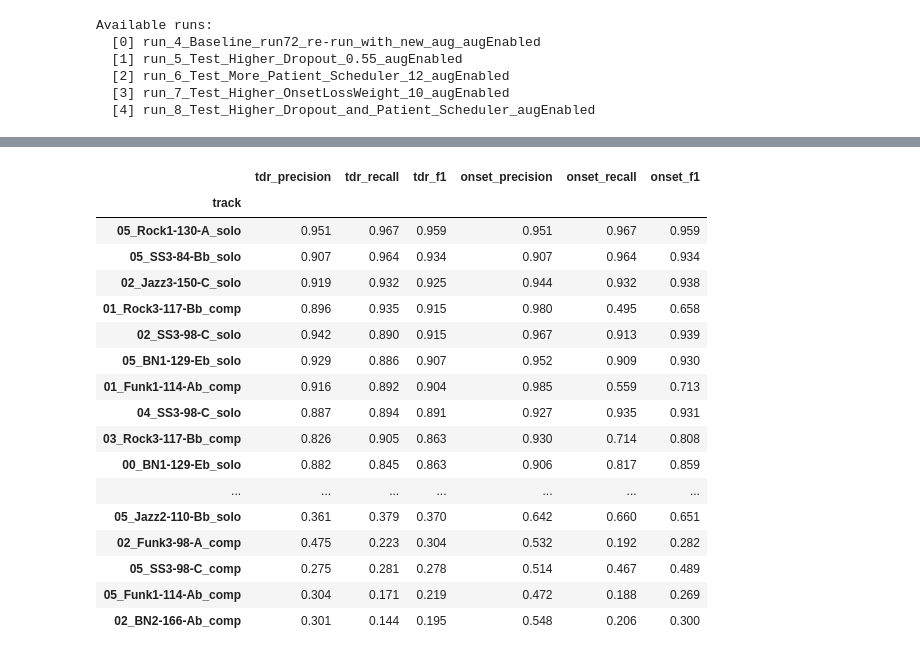
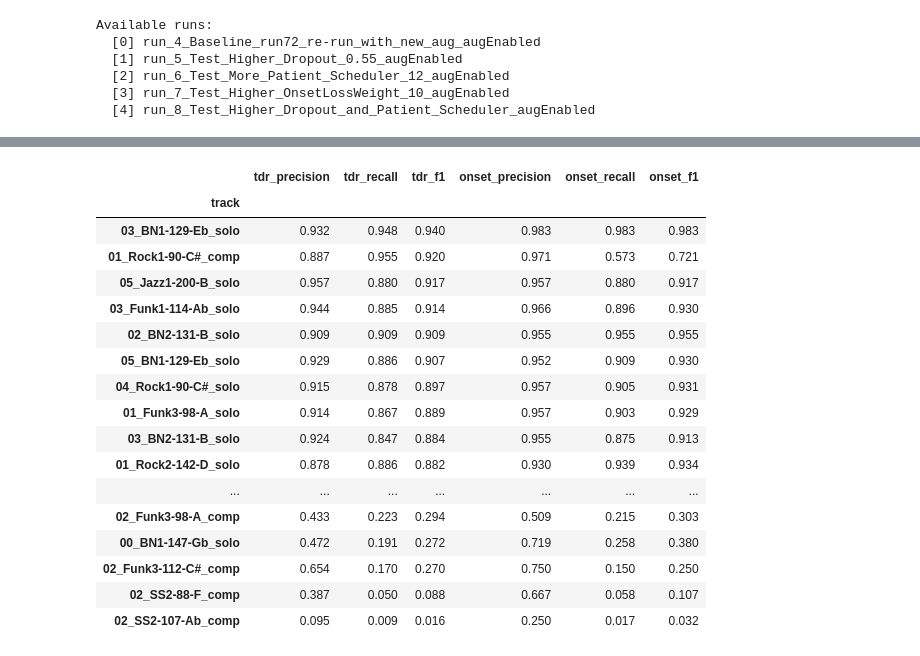
Before and after one commit to JCoji/Tablio, a Jupyter notebook: experiment2.ipynb, the cells around one changed output, grey strips where cells are left out. Cells and saved outputs as stored; diff of their text form; code cells hidden in the pictures.

```diff
--- a/experiment2.ipynb
+++ b/experiment2.ipynb
@@ -187,0 +112,38 @@ INFO:stem_extraction:Stem saved to: /Users/jonathanc/dev/Tablio/output/extracted
+# %%
+def evaluate_dataset(val_dir):
+    wav_files = sorted(val_dir.glob('*.wav'))
+    print(f'Evaluating {len(wav_files)} tracks from {val_dir.name}...')
+    results = []
+    for wav_path in tqdm(wav_files):
+        track_id  = wav_path.stem
+        jams_path = wav_path.with_suffix('.jams')
+        if not jams_path.exists():
+            print(f'  [SKIP] No JAMS for {track_id}')
+            continue
+        try:
+            state = PipelineState(
+                input_path=wav_path,
+                artifacts_dir=ARTIFACTS_DIR,
+                model=shared_model,
+                extras={'device': DEVICE, 'run_name': run_dir.name},
+            )
+            state = run_pipeline(state, PIPELINE_NODES)
+            pred_notes = state.predicted_notes or []
+            gt_notes   = parse_gt_notes_from_jams(jams_path)
+            gt_raw     = gt_notes_to_raw_tensor(gt_notes)
+            tdr   = calculate_note_level_metrics(pred_notes, gt_raw)
+            onset = calculate_onset_event_metrics(pred_notes, gt_raw)
+            results.append({
+                'track':           track_id,
+                'n_gt_notes':      len(gt_notes),
+                'n_pred_notes':    len(pred_notes),
+                'tdr_precision':   tdr['tdr_precision'],
+                'tdr_recall':      tdr['tdr_recall'],
+                'tdr_f1':          tdr['tdr_f1'],
+                'onset_precision': onset['onset_precision_event'],
+                'onset_recall':    onset['onset_recall_event'],
+                'onset_f1':        onset['onset_f1_event'],
+            })
+        except Exception as e:
+            print(f'  [ERROR] {track_id}: {e}')
+    return pd.DataFrame(results)
@@ -187,0 +162,3 @@ INFO:stem_extraction:Stem saved to: /Users/jonathanc/dev/Tablio/output/extracted
+# %%
+df_clean = evaluate_dataset(CLEAN_VAL_DIR)
+print(f'\nDone. {len(df_clean)} tracks evaluated.')
@@ -205,23 +212,23 @@ onset_f1        0.704   0.730 0.174
 # %%
-# ── Per-track table ────────────────────────────────────────────────────────────
-df.set_index('track')[metric_cols].sort_values('tdr_f1', ascending=False).style.format('{:.3f}').background_gradient(cmap='RdYlGn', axis=0)
+# ── Per-track table — Clean ────────────────────────────────────────────────────
+df_clean.set_index('track')[metric_cols].sort_values('tdr_f1', ascending=False).style.format('{:.3f}').background_gradient(cmap='RdYlGn', axis=0)
 # %% [output]
 |  | tdr_precision | tdr_recall | tdr_f1 | onset_precision | onset_recall | onset_f1 |
 | track |  |  |  |  |  |  |
-| 05_Rock1-130-A_solo | 0.951 | 0.967 | 0.959 | 0.951 | 0.967 | 0.959 |
-| 05_SS3-84-Bb_solo | 0.907 | 0.964 | 0.934 | 0.907 | 0.964 | 0.934 |
-| 02_Jazz3-150-C_solo | 0.919 | 0.932 | 0.925 | 0.944 | 0.932 | 0.938 |
-| 01_Rock3-117-Bb_comp | 0.896 | 0.935 | 0.915 | 0.980 | 0.495 | 0.658 |
-| 02_SS3-98-C_solo | 0.942 | 0.890 | 0.915 | 0.967 | 0.913 | 0.939 |
+| 03_BN1-129-Eb_solo | 0.932 | 0.948 | 0.940 | 0.983 | 0.983 | 0.983 |
+| 01_Rock1-90-C#_comp | 0.887 | 0.955 | 0.920 | 0.971 | 0.573 | 0.721 |
+| 05_Jazz1-200-B_solo | 0.957 | 0.880 | 0.917 | 0.957 | 0.880 | 0.917 |
+| 03_Funk1-114-Ab_solo | 0.944 | 0.885 | 0.914 | 0.966 | 0.896 | 0.930 |
+| 02_BN2-131-B_solo | 0.909 | 0.909 | 0.909 | 0.955 | 0.955 | 0.955 |
 | 05_BN1-129-Eb_solo | 0.929 | 0.886 | 0.907 | 0.952 | 0.909 | 0.930 |
-| 01_Funk1-114-Ab_comp | 0.916 | 0.892 | 0.904 | 0.985 | 0.559 | 0.713 |
-| 04_SS3-98-C_solo | 0.887 | 0.894 | 0.891 | 0.927 | 0.935 | 0.931 |
-| 03_Rock3-117-Bb_comp | 0.826 | 0.905 | 0.863 | 0.930 | 0.714 | 0.808 |
-| 00_BN1-129-Eb_solo | 0.882 | 0.845 | 0.863 | 0.906 | 0.817 | 0.859 |
+| 04_Rock1-90-C#_solo | 0.915 | 0.878 | 0.897 | 0.957 | 0.905 | 0.931 |
+| 01_Funk3-98-A_solo | 0.914 | 0.867 | 0.889 | 0.957 | 0.903 | 0.929 |
+| 03_BN2-131-B_solo | 0.924 | 0.847 | 0.884 | 0.955 | 0.875 | 0.913 |
+| 01_Rock2-142-D_solo | 0.878 | 0.886 | 0.882 | 0.930 | 0.939 | 0.934 |
 | ... | ... | ... | ... | ... | ... | ... |
-| 05_Jazz2-110-Bb_solo | 0.361 | 0.379 | 0.370 | 0.642 | 0.660 | 0.651 |
-| 02_Funk3-98-A_comp | 0.475 | 0.223 | 0.304 | 0.532 | 0.192 | 0.282 |
-| 05_SS3-98-C_comp | 0.275 | 0.281 | 0.278 | 0.514 | 0.467 | 0.489 |
-| 05_Funk1-114-Ab_comp | 0.304 | 0.171 | 0.219 | 0.472 | 0.188 | 0.269 |
-| 02_BN2-166-Ab_comp | 0.301 | 0.144 | 0.195 | 0.548 | 0.206 | 0.300 |
+| 02_Funk3-98-A_comp | 0.433 | 0.223 | 0.294 | 0.509 | 0.215 | 0.303 |
+| 00_BN1-147-Gb_solo | 0.472 | 0.191 | 0.272 | 0.719 | 0.258 | 0.380 |
+| 02_Funk3-112-C#_comp | 0.654 | 0.170 | 0.270 | 0.750 | 0.150 | 0.250 |
+| 02_SS2-88-F_comp | 0.387 | 0.050 | 0.088 | 0.667 | 0.058 | 0.107 |
+| 02_SS2-107-Ab_comp | 0.095 | 0.009 | 0.016 | 0.250 | 0.017 | 0.032 |
 # %%
```
Also changed, not shown: parts of 18 cells of this notebook, 5 other files.
